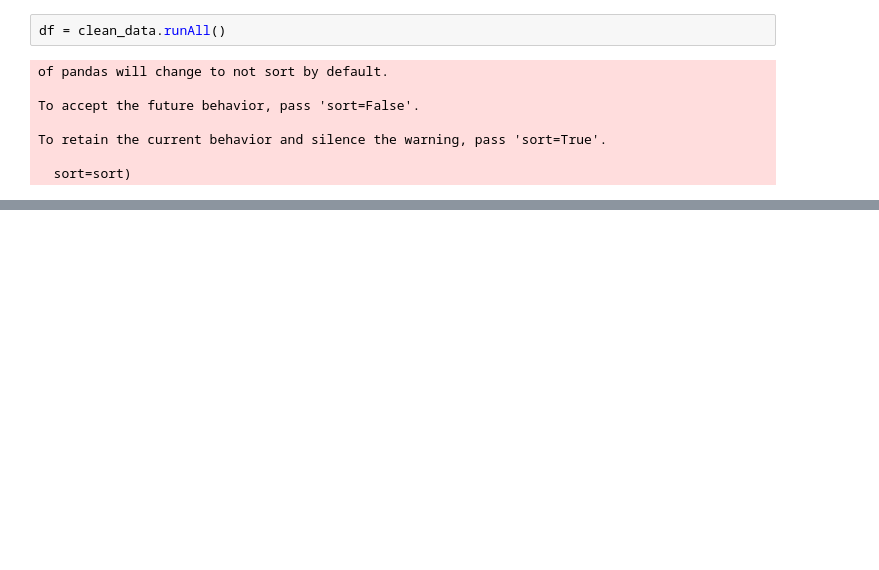
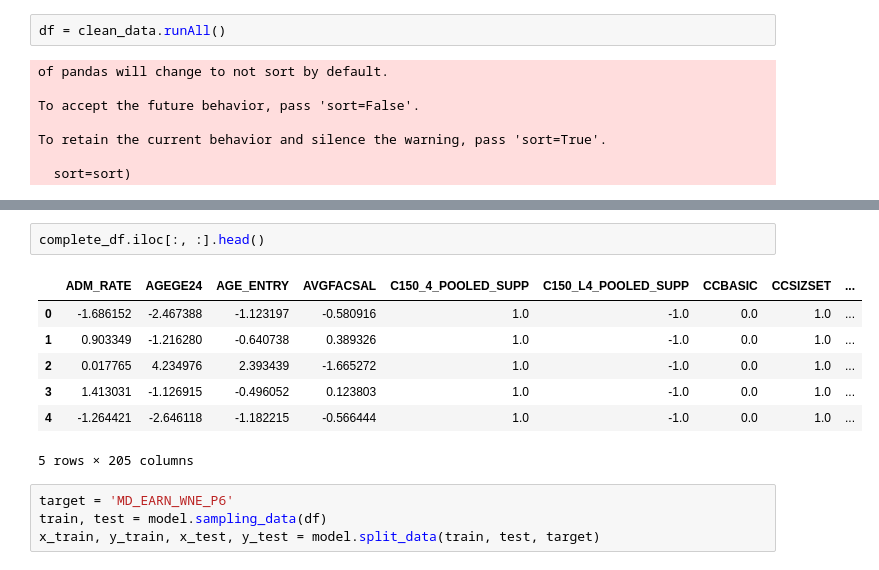
Before and after one commit to jeswan/post-secondary-education, a Jupyter notebook: khas_engineering.ipynb, the cells around one changed output, grey strips where cells are left out. Saved outputs shown, nothing was run; the diff lists cells and outputs as text; blank space fills up the shorter version.

Commit message:
Updates to modeling, engineering and feature selection

```diff
--- a/khas_engineering.ipynb
+++ b/khas_engineering.ipynb
@@ -58,0 +179,14 @@ df.drop(['UNITID'], axis = 1,inplace = True)
+# %%
+complete_df.iloc[:, :].head()
+# %% [output]
+|  | ADM_RATE | AGEGE24 | AGE_ENTRY | AVGFACSAL | C150_4_POOLED_SUPP | C150_L4_POOLED_SUPP | CCBASIC | CCSIZSET | ... |
+| 0 | -1.686152 | -2.467388 | -1.123197 | -0.580916 | 1.0 | -1.0 | 0.0 | 1.0 | ... |
+| 1 | 0.903349 | -1.216280 | -0.640738 | 0.389326 | 1.0 | -1.0 | 0.0 | 1.0 | ... |
+| 2 | 0.017765 | 4.234976 | 2.393439 | -1.665272 | 1.0 | -1.0 | 0.0 | 1.0 | ... |
+| 3 | 1.413031 | -1.126915 | -0.496052 | 0.123803 | 1.0 | -1.0 | 0.0 | 1.0 | ... |
+| 4 | -1.264421 | -2.646118 | -1.182215 | -0.566444 | 1.0 | -1.0 | 0.0 | 1.0 | ... |
+5 rows × 205 columns
+# %%
+target = 'MD_EARN_WNE_P6'
+train, test = model.sampling_data(df)
+x_train, y_train, x_test, y_test = model.split_data(train, test, target)
```
Also changed, not shown: parts of 15 cells of this notebook, 2 other files.
